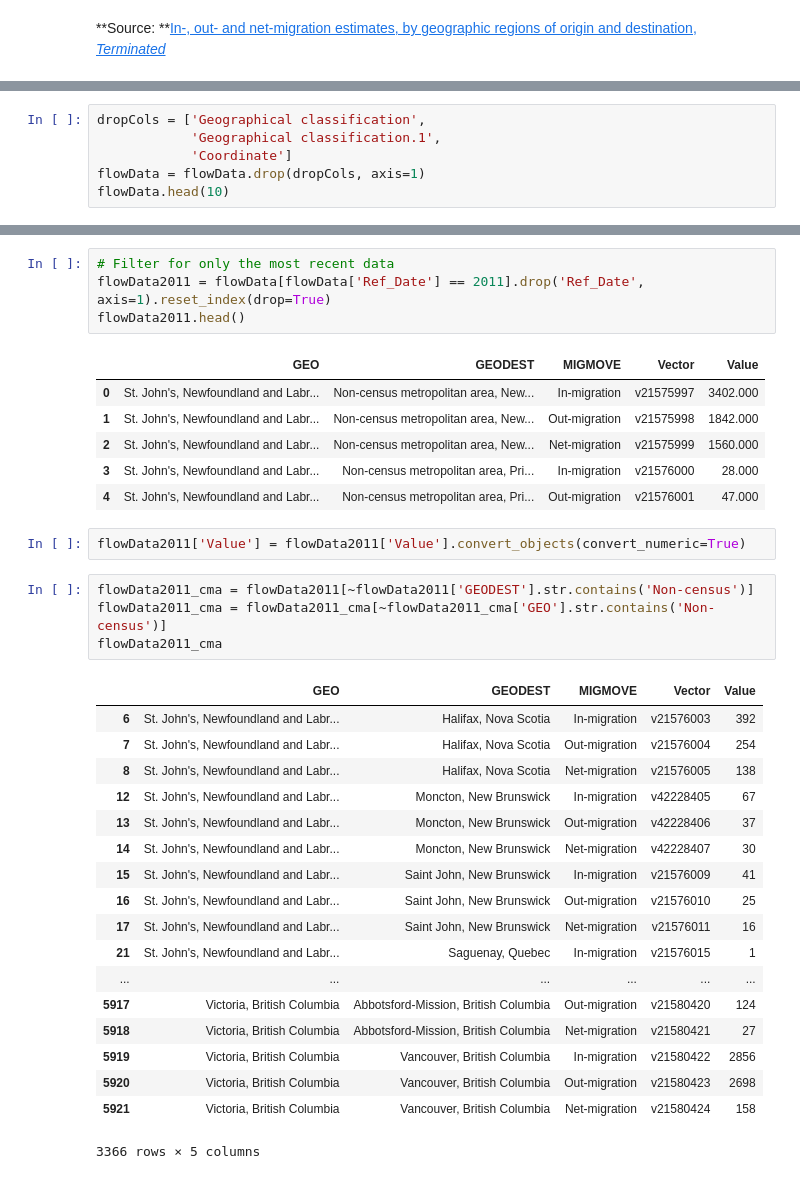
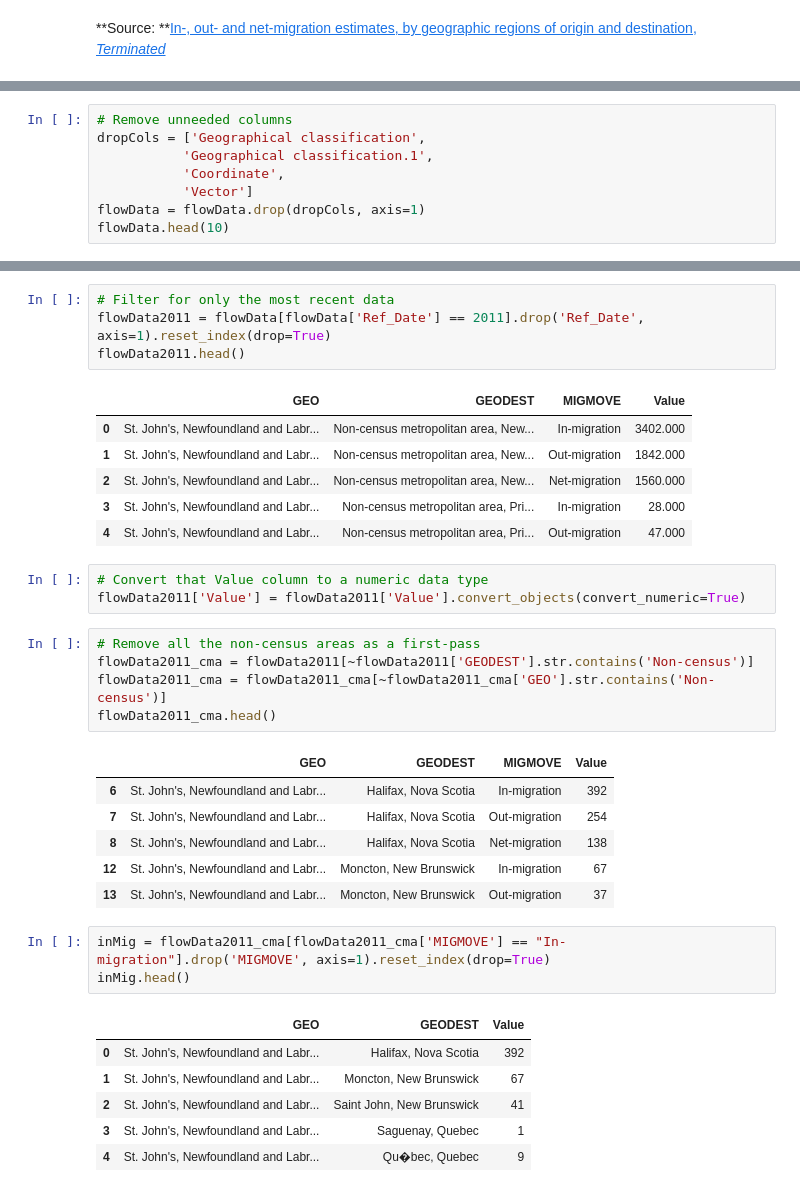
Before and after one commit to CitizensCode/PopulationFlow, a Jupyter notebook: PopulationFlow.ipynb, the cells around one changed output, grey strips where cells are left out. Drawn from its saved outputs; the diff is of its cells as text.

```diff
--- a/PopulationFlow.ipynb
+++ b/PopulationFlow.ipynb
@@ -20,9 +22,11 @@ flowData.head()
 | 3 | 2003 | St. John's, Newfoundland and Labr... | 10001 | Non-census metropolitan area, New... | NaN | In-migration | v21575997 | 1.2.1 | ... |
 | 4 | 2004 | St. John's, Newfoundland and Labr... | 10001 | Non-census metropolitan area, New... | NaN | In-migration | v21575997 | 1.2.1 | ... |
 # %%
+# Remove unneeded columns
 dropCols = ['Geographical classification',
-            'Geographical classification.1',
-            'Coordinate']
+           'Geographical classification.1',
+           'Coordinate',
+           'Vector']
 flowData = flowData.drop(dropCols, axis=1)
 flowData.head(10)
 # %% [output]
@@ -42,34 +46,34 @@ flowData.head(10)
 flowData2011 = flowData[flowData['Ref_Date'] == 2011].drop('Ref_Date', axis=1).reset_index(drop=True)
 flowData2011.head()
 # %% [output]
-|  | GEO | GEODEST | MIGMOVE | Vector | Value |
-| 0 | St. John's, Newfoundland and Labr... | Non-census metropolitan area, New... | In-migration | v21575997 | 3402.000 |
-| 1 | St. John's, Newfoundland and Labr... | Non-census metropolitan area, New... | Out-migration | v21575998 | 1842.000 |
-| 2 | St. John's, Newfoundland and Labr... | Non-census metropolitan area, New... | Net-migration | v21575999 | 1560.000 |
-| 3 | St. John's, Newfoundland and Labr... | Non-census metropolitan area, Pri... | In-migration | v21576000 | 28.000 |
-| 4 | St. John's, Newfoundland and Labr... | Non-census metropolitan area, Pri... | Out-migration | v21576001 | 47.000 |
+|  | GEO | GEODEST | MIGMOVE | Value |
+| 0 | St. John's, Newfoundland and Labr... | Non-census metropolitan area, New... | In-migration | 3402.000 |
+| 1 | St. John's, Newfoundland and Labr... | Non-census metropolitan area, New... | Out-migration | 1842.000 |
+| 2 | St. John's, Newfoundland and Labr... | Non-census metropolitan area, New... | Net-migration | 1560.000 |
+| 3 | St. John's, Newfoundland and Labr... | Non-census metropolitan area, Pri... | In-migration | 28.000 |
+| 4 | St. John's, Newfoundland and Labr... | Non-census metropolitan area, Pri... | Out-migration | 47.000 |
 # %%
+# Convert that Value column to a numeric data type
 flowData2011['Value'] = flowData2011['Value'].convert_objects(convert_numeric=True)
 # %%
+# Remove all the non-census areas as a first-pass
 flowData2011_cma = flowData2011[~flowData2011['GEODEST'].str.contains('Non-census')]
 flowData2011_cma = flowData2011_cma[~flowData2011_cma['GEO'].str.contains('Non-census')]
-flowData2011_cma
+flowData2011_cma.head()
 # %% [output]
-|  | GEO | GEODEST | MIGMOVE | Vector | Value |
-| 6 | St. John's, Newfoundland and Labr... | Halifax, Nova Scotia | In-migration | v21576003 | 392 |
-| 7 | St. John's, Newfoundland and Labr... | Halifax, Nova Scotia | Out-migration | v21576004 | 254 |
-| 8 | St. John's, Newfoundland and Labr... | Halifax, Nova Scotia | Net-migration | v21576005 | 138 |
-| 12 | St. John's, Newfoundland and Labr... | Moncton, New Brunswick | In-migration | v42228405 | 67 |
-| 13 | St. John's, Newfoundland and Labr... | Moncton, New Brunswick | Out-migration | v42228406 | 37 |
-| 14 | St. John's, Newfoundland and Labr... | Moncton, New Brunswick | Net-migration | v42228407 | 30 |
-| 15 | St. John's, Newfoundland and Labr... | Saint John, New Brunswick | In-migration | v21576009 | 41 |
-| 16 | St. John's, Newfoundland and Labr... | Saint John, New Brunswick | Out-migration | v21576010 | 25 |
-| 17 | St. John's, Newfoundland and Labr... | Saint John, New Brunswick | Net-migration | v21576011 | 16 |
-| 21 | St. John's, Newfoundland and Labr... | Saguenay, Quebec | In-migration | v21576015 | 1 |
-| ... | ... | ... | ... | ... | ... |
-| 5917 | Victoria, British Columbia | Abbotsford-Mission, British Columbia | Out-migration | v21580420 | 124 |
-| 5918 | Victoria, British Columbia | Abbotsford-Mission, British Columbia | Net-migration | v21580421 | 27 |
-| 5919 | Victoria, British Columbia | Vancouver, British Columbia | In-migration | v21580422 | 2856 |
-| 5920 | Victoria, British Columbia | Vancouver, British Columbia | Out-migration | v21580423 | 2698 |
-| 5921 | Victoria, British Columbia | Vancouver, British Columbia | Net-migration | v21580424 | 158 |
+|  | GEO | GEODEST | MIGMOVE | Value |
+| 6 | St. John's, Newfoundland and Labr... | Halifax, Nova Scotia | In-migration | 392 |
+| 7 | St. John's, Newfoundland and Labr... | Halifax, Nova Scotia | Out-migration | 254 |
+| 8 | St. John's, Newfoundland and Labr... | Halifax, Nova Scotia | Net-migration | 138 |
+| 12 | St. John's, Newfoundland and Labr... | Moncton, New Brunswick | In-migration | 67 |
+| 13 | St. John's, Newfoundland and Labr... | Moncton, New Brunswick | Out-migration | 37 |
-3366 rows × 5 columns
+# %%
+inMig = flowData2011_cma[flowData2011_cma['MIGMOVE'] == "In-migration"].drop('MIGMOVE', axis=1).reset_index(drop=True)
+inMig.head()
+# %% [output]
+|  | GEO | GEODEST | Value |
+| 0 | St. John's, Newfoundland and Labr... | Halifax, Nova Scotia | 392 |
+| 1 | St. John's, Newfoundland and Labr... | Moncton, New Brunswick | 67 |
+| 2 | St. John's, Newfoundland and Labr... | Saint John, New Brunswick | 41 |
+| 3 | St. John's, Newfoundland and Labr... | Saguenay, Quebec | 1 |
+| 4 | St. John's, Newfoundland and Labr... | Qu�bec, Quebec | 9 |
```
Also changed, not shown: parts of 6 cells of this notebook, 1 other file.
